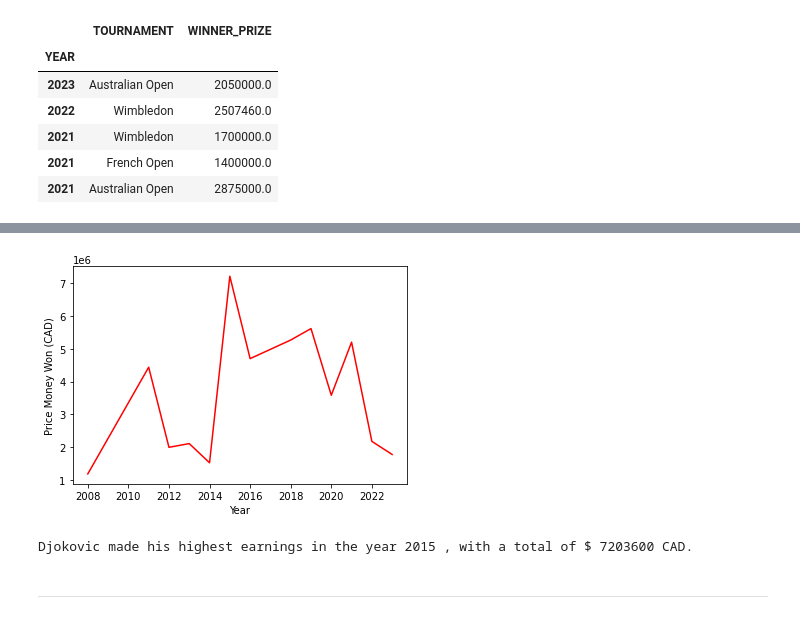
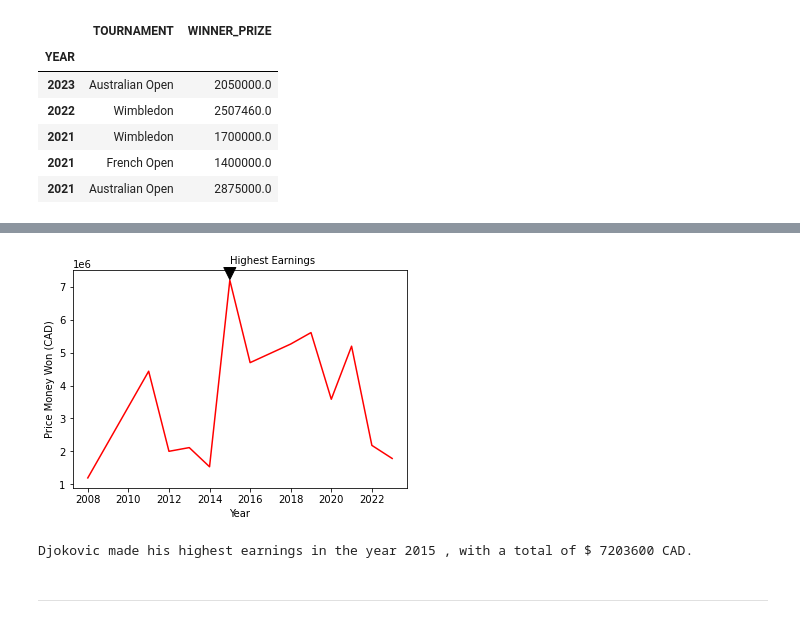
Before and after one commit to carnifast/demo-2, a Jupyter notebook: demo_2.ipynb, the cells around one changed output, grey strips where cells are left out. Cells and saved outputs as stored; diff of their text form; code cells hidden in the pictures.

```diff
--- a/demo_2.ipynb
+++ b/demo_2.ipynb
@@ -235,26 +246,29 @@ Djokovic has won a total of $ 46799440 CAD in Grand Slam prize money.
 # %%
 # Identify in which year Djokovic made his highest earnings.
 # Calculate price money won for each year.
 # I use the .groupby() function to group the dataframe by year.
 # I use the .sum() function to add together the price money won in CAD for each year.
 djokovic_wins_by_year = djokovic_wins.groupby('YEAR').sum()
 
 # Identify the year in which Djokovic made his highest earnings.
 # I use the .idxmax() function to identify the year in which Djokovic made his highest earnings.
 djokovic_highest_earnings = djokovic_wins_by_year['WINNER_PRIZE_CAD'].idxmax()
 
 # Visualize the data by creating a red line plot. Point out the year in which Djokovic made his highest earnings with an arrow.
 # I use the plt.plot() function to create a line plot.
 # I use the plt.show() function to display the plot.
-plt.plot(djokovic_wins_by_year['WINNER_PRIZE_CAD'], color='red')
+plt.plot(djokovic_wins_by_year['WINNER_PRIZE_CAD'], color= 'red')
+
+# Mark the maximum point of the plot with an annotation.
+plt.annotate('Highest Earnings', xy = (djokovic_highest_earnings, djokovic_wins_by_year['WINNER_PRIZE_CAD'].max()), xytext=(djokovic_highest_earnings, djokovic_wins_by_year['WINNER_PRIZE_CAD'].max()+500000), arrowprops = dict(facecolor = 'black', shrink = 0.05))
 plt.xlabel('Year')
 plt.ylabel('Price Money Won (CAD)')
 plt.show()
 
 # print the value as an integer in a statement.
 print('Djokovic made his highest earnings in the year', int(djokovic_highest_earnings), ', with a total of $', int(djokovic_wins_by_year['WINNER_PRIZE_CAD'].max()), 'CAD.')
 # %% [output]
-[figure, old version]
+[figure, new version]
 Djokovic made his highest earnings in the year 2015 , with a total of $ 7203600 CAD.
 # %% [markdown]
 ---
```
Also changed, not shown: parts of 6 cells of this notebook.
